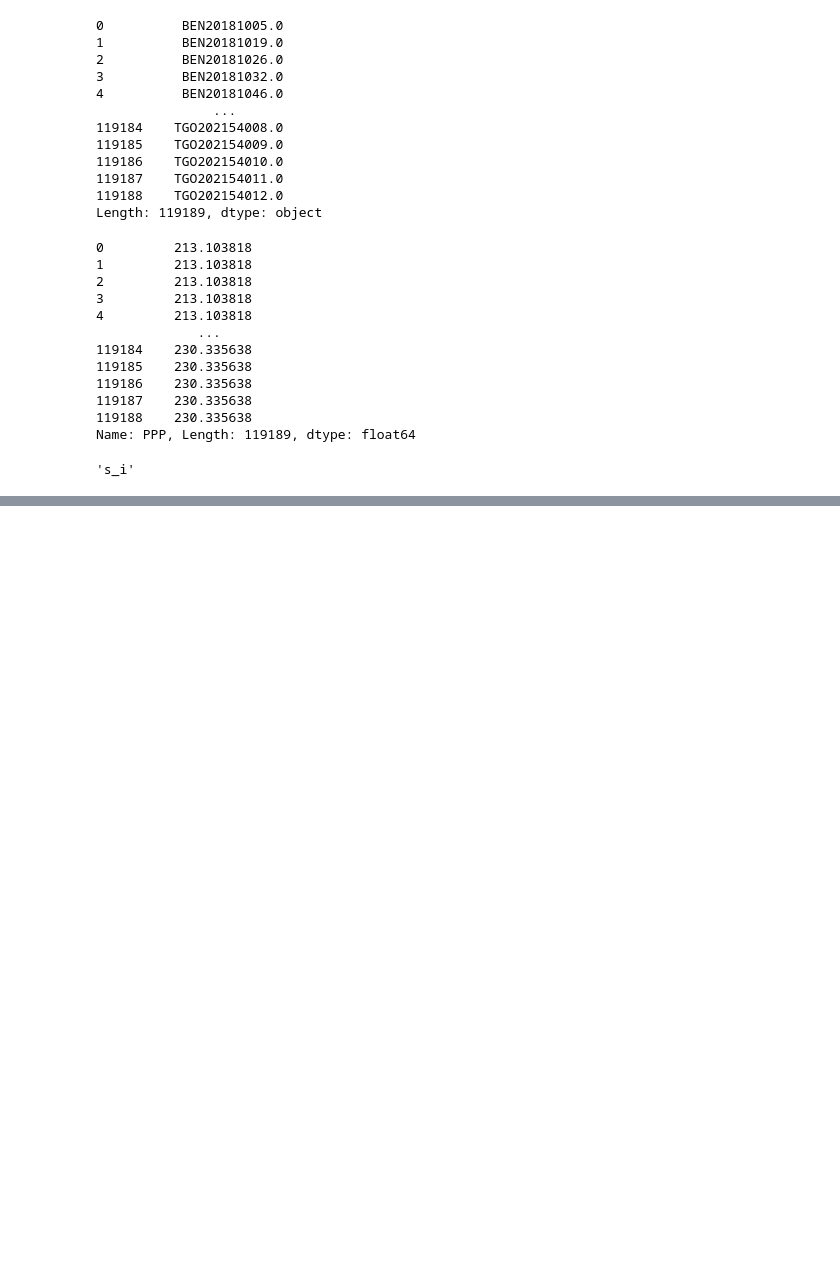
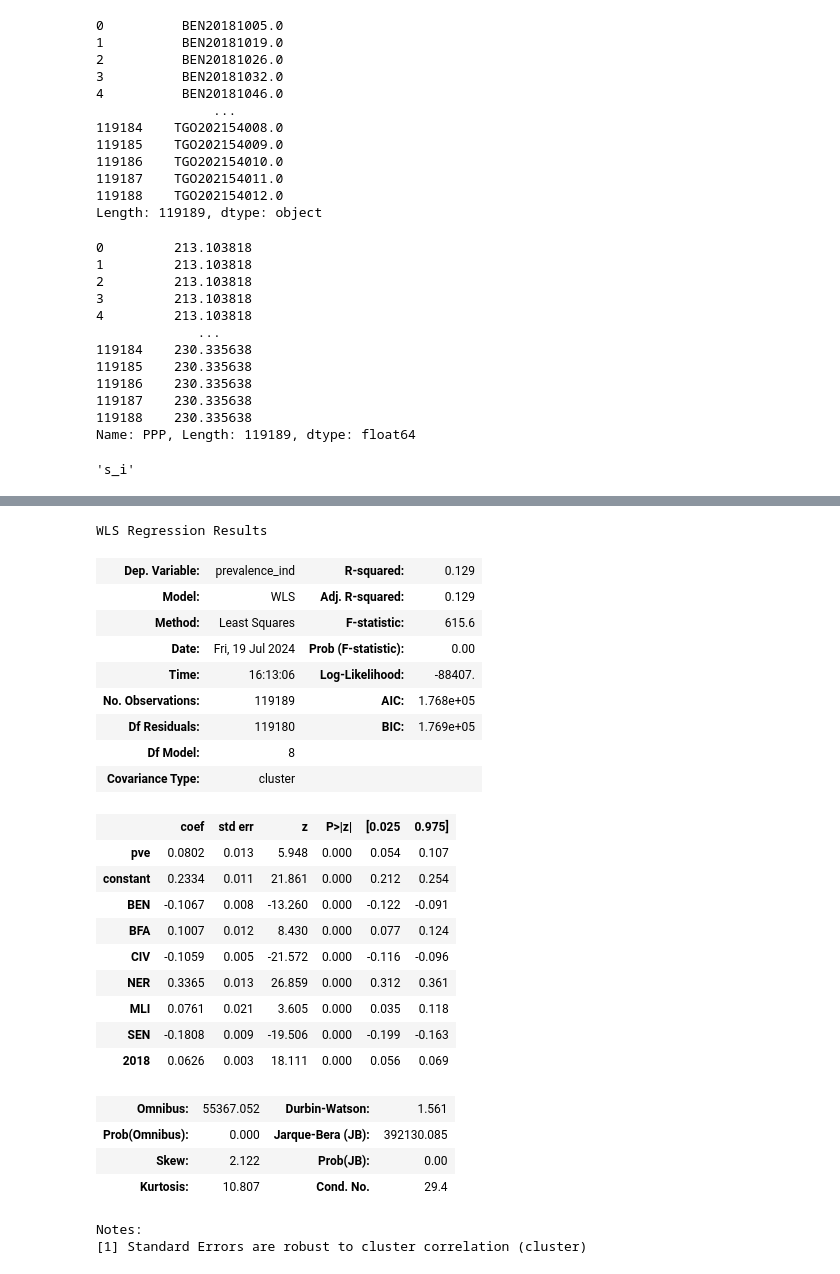
Before and after one commit to mermozhk/Poverty, a Jupyter notebook: WEAMU_poverty_analysis.ipynb, the cells around one changed output, grey strips where cells are left out. Cells and saved outputs as stored; diff of their text form; code cells hidden in the pictures; blank space fills up the shorter version.

```diff
--- a/WEAMU_poverty_analysis.ipynb
+++ b/WEAMU_poverty_analysis.ipynb
@@ -417,0 +575,4 @@ Name: PPP, Length: 119189, dtype: float64
+# %%
+data_merged = pd.merge(wa.data,WAEMU_conflicts,how='right',on=['country','year'])
+# %%
+data_merged['constant']=1
@@ -417,0 +581,31 @@ Name: PPP, Length: 119189, dtype: float64
+# %%
+res = sm.WLS(data_merged['prevalence_ind'],data_merged[['pve','constant']], weights=data_merged['weight']).fit(cov_type='cluster',cov_kwds={'groups': data_merged['clusters']})
+# %%
+res.summary()
+# %% [output]
+WLS Regression Results
+| Dep. Variable: | prevalence_ind | R-squared: | 0.129 |
+| Model: | WLS | Adj. R-squared: | 0.129 |
+| Method: | Least Squares | F-statistic: | 615.6 |
+| Date: | Fri, 19 Jul 2024 | Prob (F-statistic): | 0.00 |
+| Time: | 16:13:06 | Log-Likelihood: | -88407. |
+| No. Observations: | 119189 | AIC: | 1.768e+05 |
+| Df Residuals: | 119180 | BIC: | 1.769e+05 |
+| Df Model: | 8 |  |  |
+| Covariance Type: | cluster |  |  |
+|  | coef | std err | z | P>|z| | [0.025 | 0.975] |
+| pve | 0.0802 | 0.013 | 5.948 | 0.000 | 0.054 | 0.107 |
+| constant | 0.2334 | 0.011 | 21.861 | 0.000 | 0.212 | 0.254 |
+| BEN | -0.1067 | 0.008 | -13.260 | 0.000 | -0.122 | -0.091 |
+| BFA | 0.1007 | 0.012 | 8.430 | 0.000 | 0.077 | 0.124 |
+| CIV | -0.1059 | 0.005 | -21.572 | 0.000 | -0.116 | -0.096 |
+| NER | 0.3365 | 0.013 | 26.859 | 0.000 | 0.312 | 0.361 |
+| MLI | 0.0761 | 0.021 | 3.605 | 0.000 | 0.035 | 0.118 |
+| SEN | -0.1808 | 0.009 | -19.506 | 0.000 | -0.199 | -0.163 |
+| 2018 | 0.0626 | 0.003 | 18.111 | 0.000 | 0.056 | 0.069 |
+| Omnibus: | 55367.052 | Durbin-Watson: | 1.561 |
+| Prob(Omnibus): | 0.000 | Jarque-Bera (JB): | 392130.085 |
+| Skew: | 2.122 | Prob(JB): | 0.00 |
+| Kurtosis: | 10.807 | Cond. No. | 29.4 |
+Notes:
+[1] Standard Errors are robust to cluster correlation (cluster)
```
Also changed, not shown: parts of 23 cells of this notebook, 1 other file.
